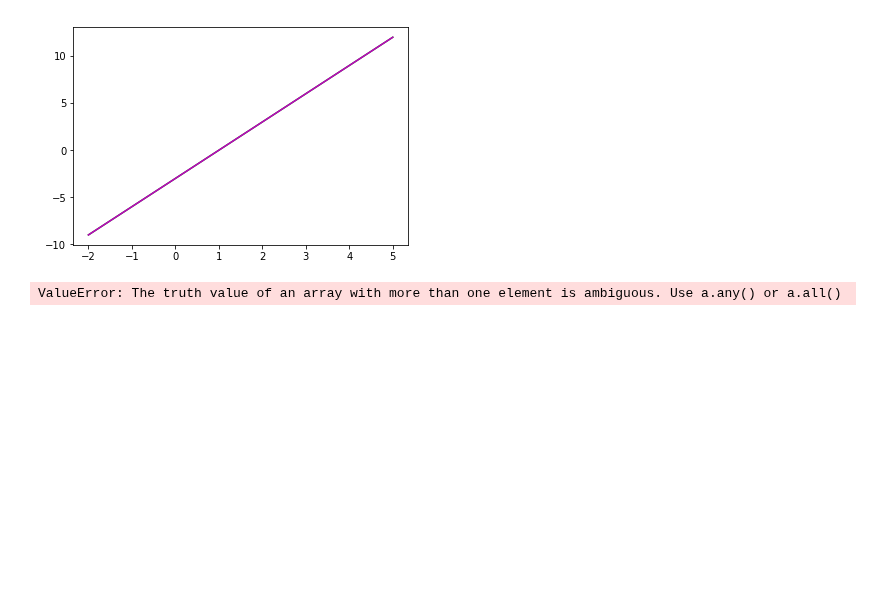
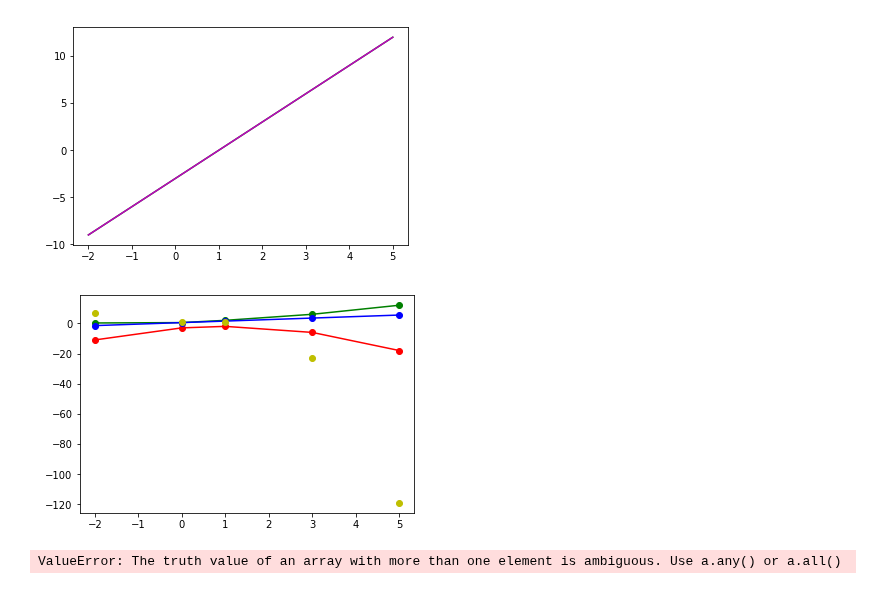
Before and after one commit to TheChanRProject/SannaAnnaTutoring, a Jupyter notebook: math/sanna/algebra/notebooks/Statistics/RegressionModels.ipynb, the cells around one changed output. Saved outputs shown, nothing was run; the diff lists cells and outputs as text; code cells hidden in the pictures; blank space fills up the shorter version.

Commit message:
gotta resolve error later

```diff
--- a/math/sanna/algebra/notebooks/Statistics/RegressionModels.ipynb
+++ b/math/sanna/algebra/notebooks/Statistics/RegressionModels.ipynb
@@ -41,32 +41,60 @@ plt.show()
 # %%
 xL = np.array([-2,0,1,3,5])
 yL = np.array([0.25,0.5,2,6,12])
 
 # Linear Reg Model
 
 def linReg(x):
     return -x**2 + 2*x - 3
 
 # Linear Reg Model 2
 
 def linReg2(x):
     return x + 0.5
 
 # Quadratic Reg Model
 
 def quadReg(x):
     return -x**3 + x + 1
 
 
 
 yLRL = linReg(xL)
 yLRL2 = linReg2(xL)
 yLQR = quadReg(xL)
-yLER = expReg(xL)
 plt.plot(xL,yL,'g-o')
 plt.plot(xL,yLRL,'r-o')
 plt.plot(xL,yLRL2, 'b-o')
-plt.plot(xL,yLQR, 'p-o')
+plt.plot(xL,yLQR, 'yo')
 plt.show()
 # %% [output]
-ValueError: The truth value of an array with more than one element is ambiguous. Use a.any() or a.all()
+[figure, added]
+# %%
+xL2 = np.array([-2,0,1,3,5])
+yL2 = np.array([-11,-3,-2,-6,18])
+
+def regModel(x, t: str):
+    if t == "l1":
+        model = -x**2 + 2*x - 3
+    elif t == "l2":
+        model = x + 0.5
+    elif t == "q":
+        model = -x**3 + x + 1
+    else:
+        if x < 0:
+            model = 0
+        else:
+            model = np.power(2,x)
+
+v1 = regModel(xL2,'l1')
+v2 = regModel(xL2, 'l2')
+v3 = regModel(xL2,'q')
+v4 = regModel(xL2, 'e')
+plt.plot(xL2,yL2, '-o')
+plt.plot(xL2, v1, 'r-o')
+plt.plot(xL2, v2, 'b-o')
+plt.plot(xL2, v3, 'g-o')
+plt.plot(xL2, v4, 'y-o')
+plt.show()
+# %% [output]
+ValueError: The truth value of an array with more than one element is ambiguous. Use a.any() or a.all()
```
